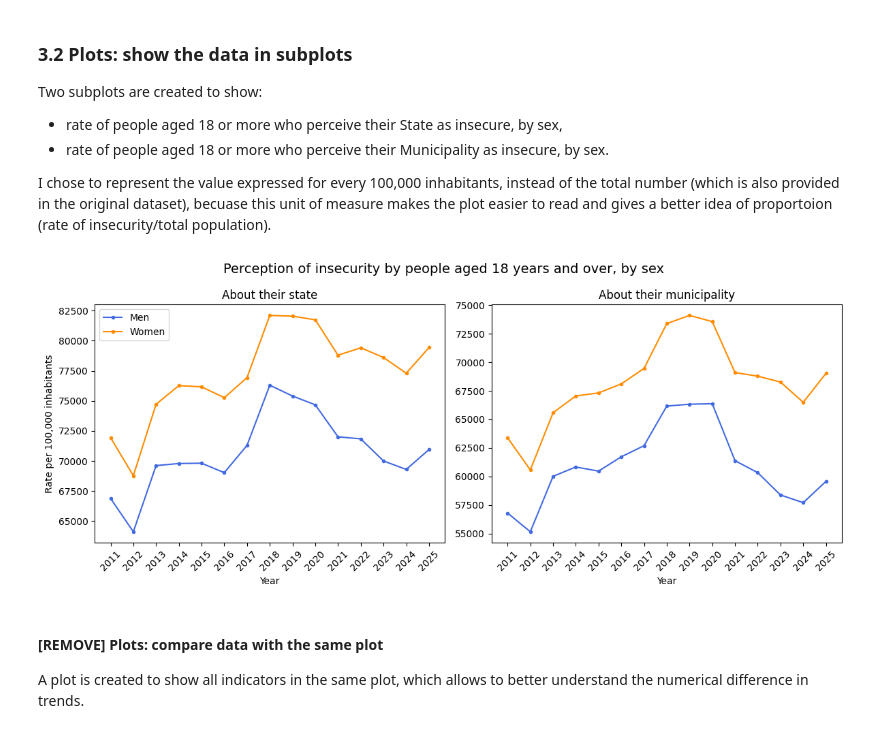
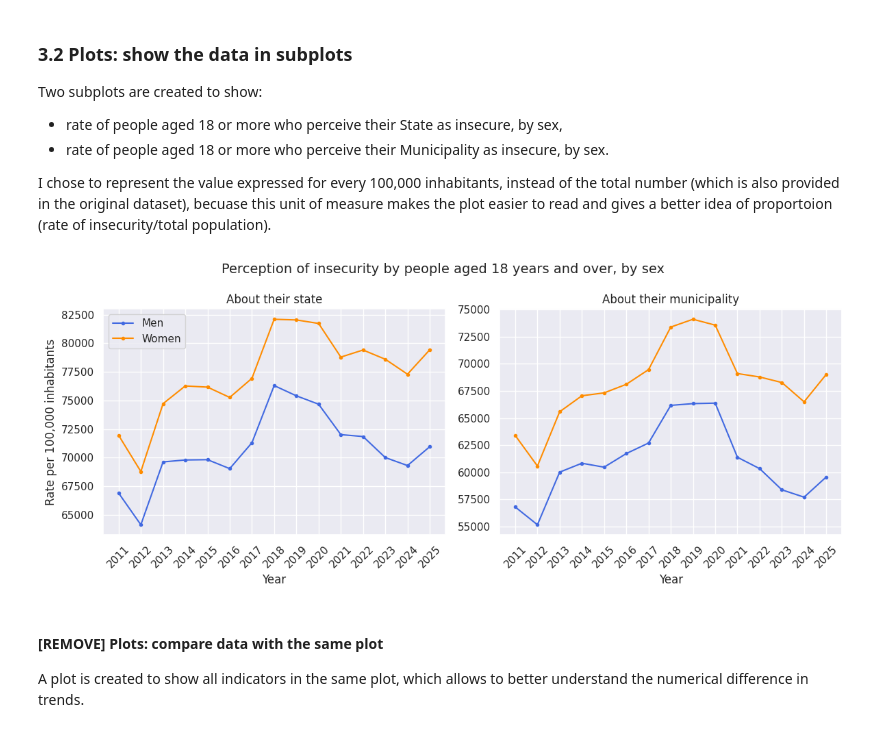
Before and after one commit to irenecelebrin/programming-for-data-analytics, a Jupyter notebook: project/project.ipynb, the cells around one changed output. Drawn from its saved outputs; the diff is of its cells as text; code cells hidden in the pictures.

```diff
--- a/project/project.ipynb
+++ b/project/project.ipynb
@@ -439,29 +439,32 @@ Two subplots are created to show:
 
 I chose to represent the value expressed for every 100,000 inhabitants, instead of the total number (which is also provided in the original dataset), becuase this unit of measure makes the plot easier to read and gives a better idea of proportoion (rate of insecurity/total population).
 # %%
+# set seaborne theme, to adjust the plots with the other plots in the project
+sns.set_theme(rc={'figure.figsize':(7,10)},color_codes=True)
+
 # create subplots: https://matplotlib.org/stable/api/_as_gen/matplotlib.pyplot.subplots.html
 fig, axes = plt.subplots(1, 2, figsize=(12, 5), sharex=True)
 
 axes[0].plot(new_security_data.index, new_security_data['State, Men'], color = 'royalblue', label = 'Men', marker = '.')
 axes[0].plot(new_security_data.index, new_security_data['State, Women'], color = 'darkorange', label = 'Women', marker = '.')
 axes[0].set_title('About their state', wrap = True)
 axes[0].set_xlabel('Year')
 axes[0].set_ylabel('Rate per 100,000 inhabitants')
 axes[0].tick_params("x", rotation=45)
 axes[0].legend(loc='upper left')
 
 axes[1].plot(new_security_data.index, new_security_data['Municipality, Men'],color = 'royalblue', label = 'Men', marker = '.')
 axes[1].plot(new_security_data.index, new_security_data['Municipality, Women'], color = 'darkorange', label = 'Women', marker = '.')
 axes[1].set_title('About their municipality', wrap = True)
 axes[1].set_xlabel('Year')
 axes[1].tick_params("x", rotation=45)
 
 # https://matplotlib.org/stable/api/_as_gen/matplotlib.pyplot.suptitle.html
 plt.suptitle('Perception of insecurity by people aged 18 years and over, by sex', size = 14)
 plt.tight_layout()
 plt.show()
 # %% [output]
-[figure, old version]
+[figure, new version]
 # %% [markdown]
 #### [REMOVE] Plots: compare data with the same plot
 
```
Also changed, not shown: parts of 21 cells of this notebook, 1 other file.
